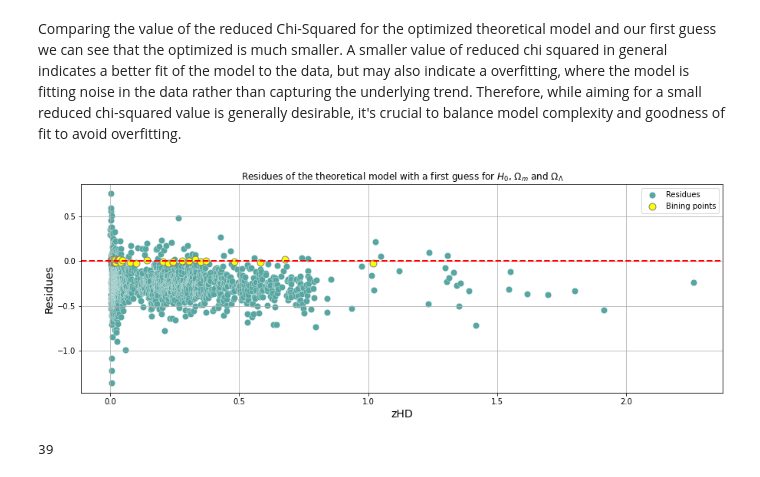
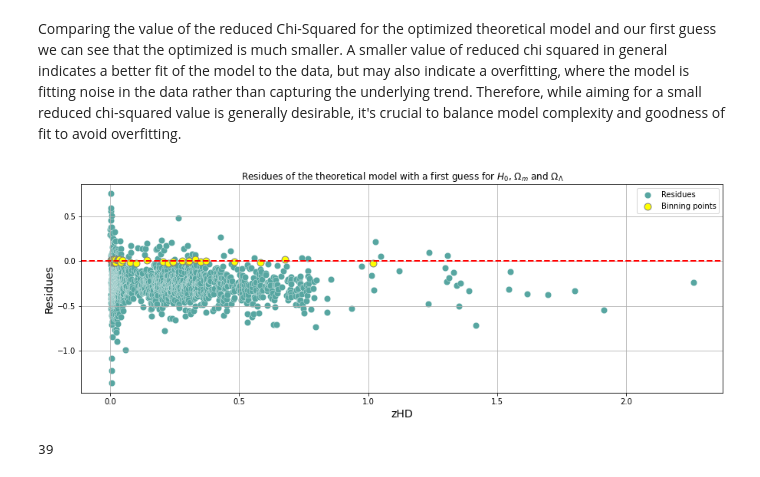
Before and after one commit to dimasjackson/Supernovae-Analysis-with-MCMC, a Jupyter notebook: final_supernovae-analysis-with-mcmc.ipynb, the cells around one changed output. Drawn from its saved outputs; the diff is of its cells as text; code cells hidden in the pictures.

```diff
--- a/final_supernovae-analysis-with-mcmc.ipynb
+++ b/final_supernovae-analysis-with-mcmc.ipynb
@@ -472,21 +472,21 @@ residues_guess = mu_exp-mu_mod_guess[0]
 # %%
 # Plot the residues
 plt.figure(figsize=(15,5))
 
 zero_indices = np.where((-0.02 <= residues_guess) & (residues_guess <= 0.02))[0]
 
 plt.scatter(z_exp, residues_guess, s=70, color='#57A6A1', edgecolor='w', linewidths=0.3, label='Residues')
 plt.axhline(0, color='red', linestyle='--', lw=2)
-plt.scatter(z_exp[zero_indices], residues_guess[zero_indices], s=80, color='yellow', edgecolor='gray', label='Bining points')
+plt.scatter(z_exp[zero_indices], residues_guess[zero_indices], s=80, color='yellow', edgecolor='gray', label='Binning points')
 
 plt.xlabel('zHD',fontsize=14)
 plt.ylabel('Residues',fontsize=14)
 plt.title('Residues of the theoretical model with a first guess for $H_0$, $\Omega_m$ and $\Omega_\Lambda$')
 
 plt.legend()
 plt.grid(True)
 # %% [output]
-[figure, old version]
+[figure, new version]
 # %%
 # Number of binned points
 len(zero_indices)
```
Also changed, not shown: parts of 12 cells of this notebook.
